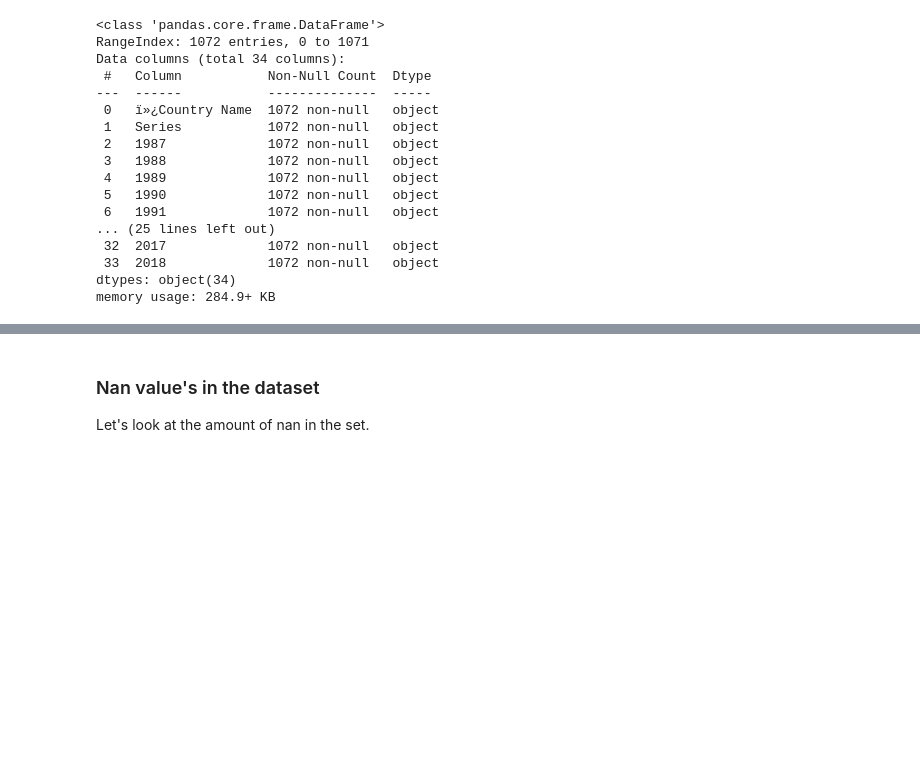
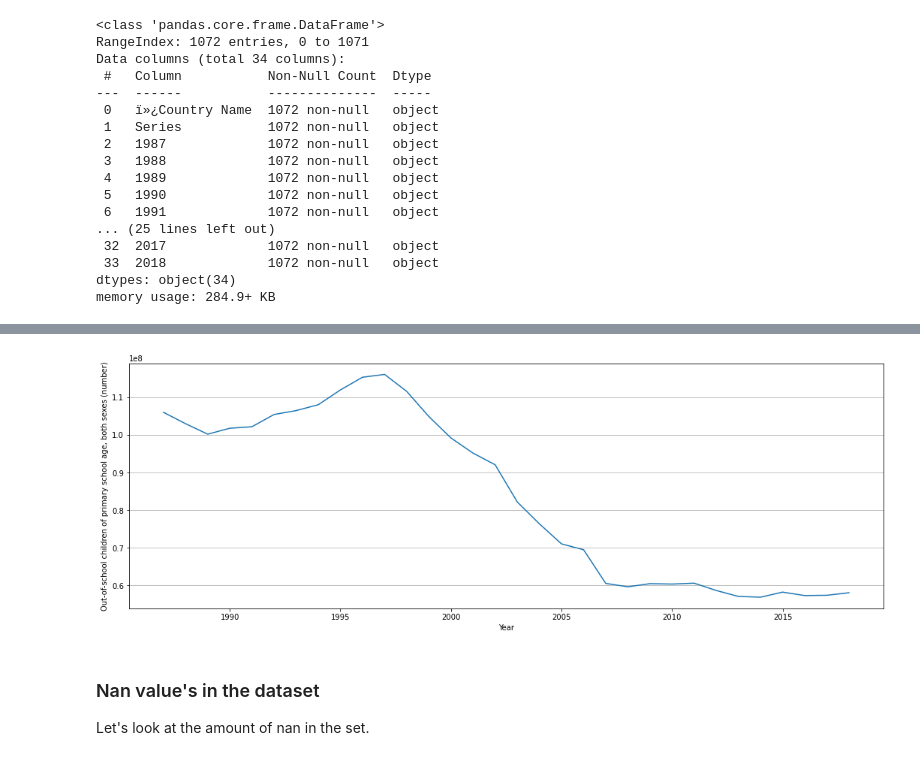
Before and after one commit to applesomthing/Life-Expectancy, a Jupyter notebook: Life Expectancy .ipynb, the cells around one changed output, grey strips where cells are left out. Cells and saved outputs as stored; diff of their text form; code cells hidden in the pictures; blank space fills up the shorter version.

```diff
--- a/Life Expectancy .ipynb
+++ b/Life Expectancy .ipynb
@@ -169,3 +186,9 @@ plt.grid(axis='y')
+# %%
+plt.figure(figsize=(18,6))
+sns.lineplot(data=df_temp, x='Year', y='Out-of-school children of primary school age, both sexes (number)', markers=True, dashes=False)
+plt.grid(axis='y')
+# %% [output]
+[figure, added]
 # %% [markdown]
 ### Nan value's in the dataset
 Let's look at the amount of nan in the set.
```
Also changed, not shown: parts of 24 cells of this notebook.
